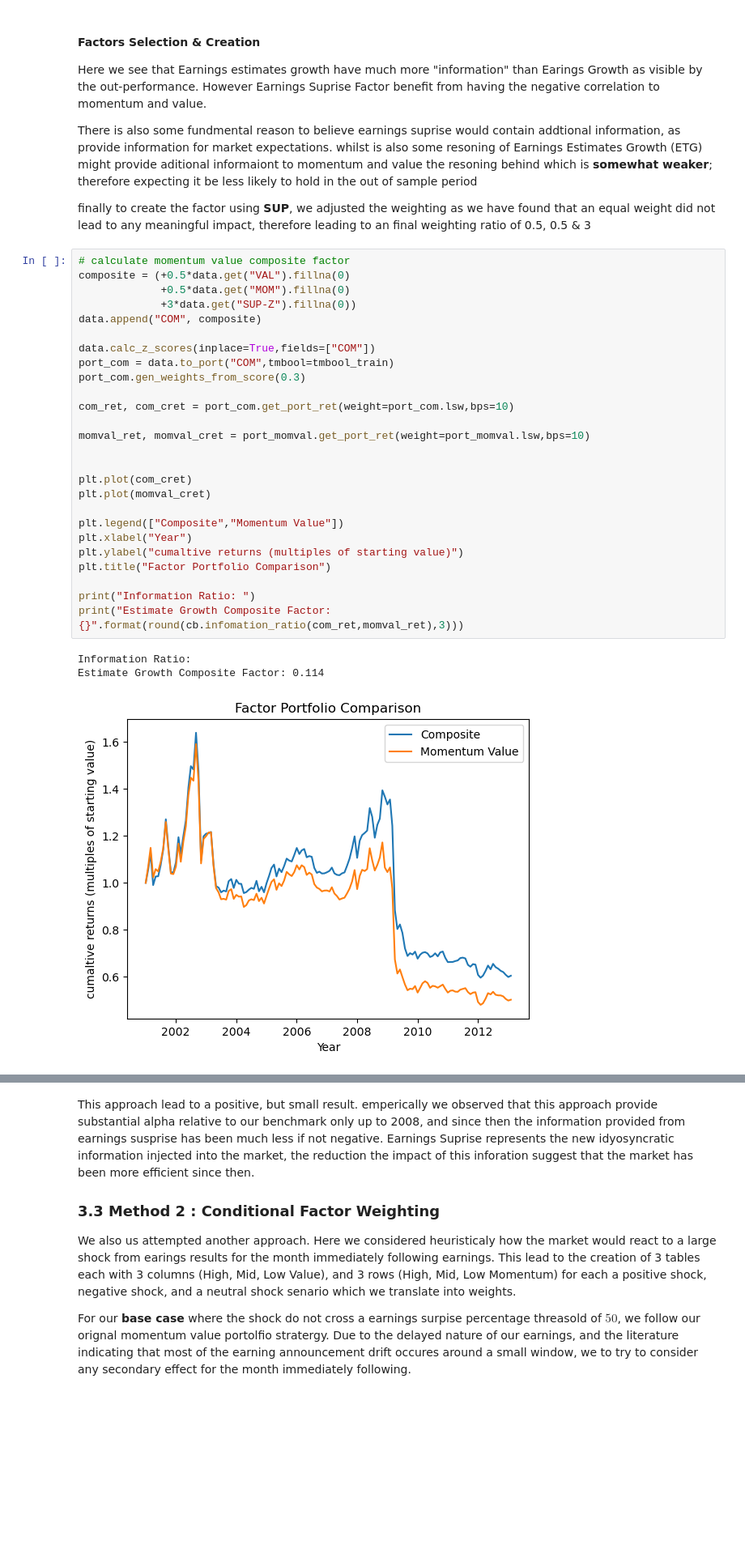
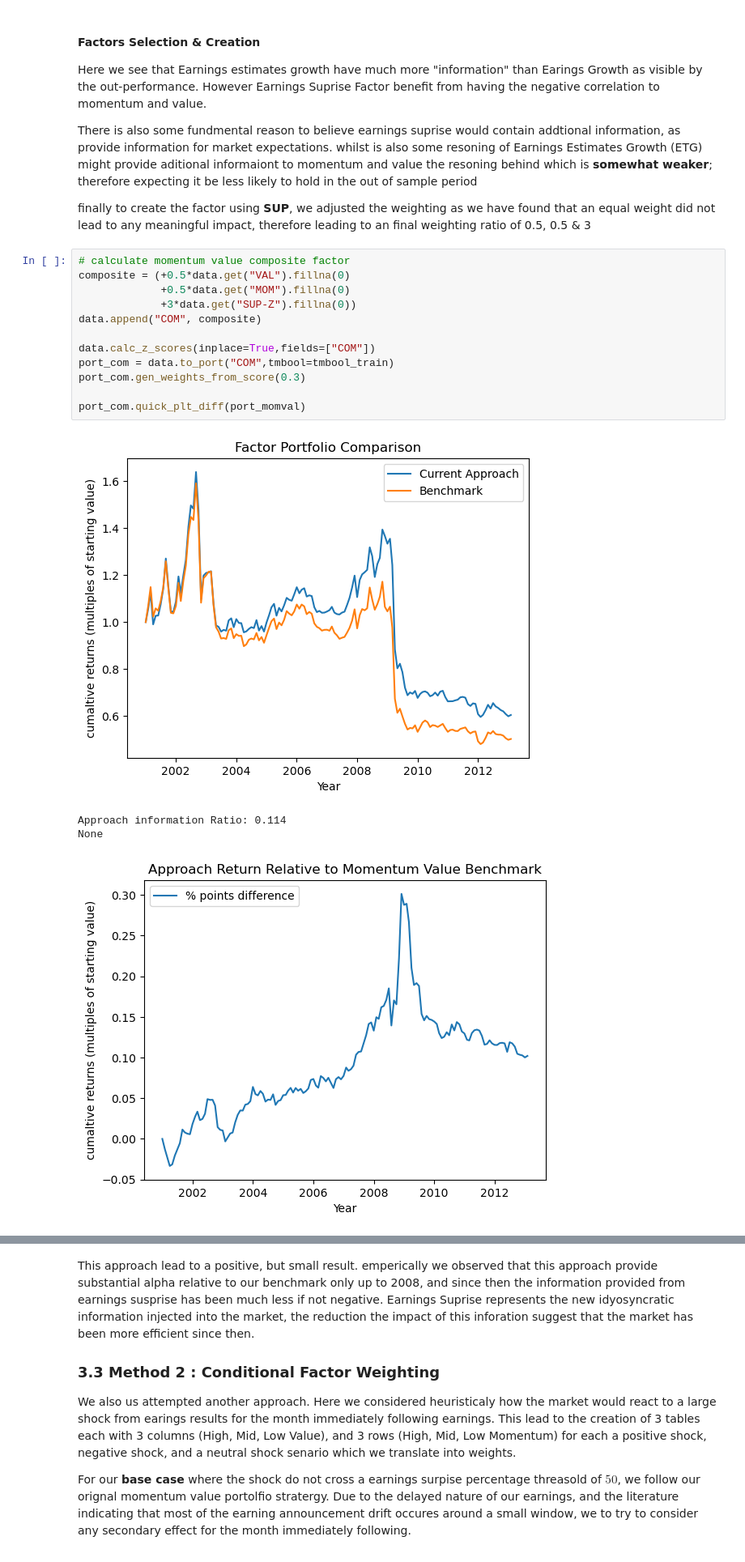
Before and after one commit to Toby3220/EF-5058-HFS, a Jupyter notebook: Group Project/main.ipynb, the cells around one changed output, grey strips where cells are left out. Shown at 81% size. Saved outputs shown, nothing was run; the diff lists cells and outputs as text; blank space fills up the shorter version.

```diff
--- a/Group Project/main.ipynb
+++ b/Group Project/main.ipynb
@@ -385,30 +385,17 @@ finally to create the factor using **SUP**, we adjusted the weighting as we have
 # %%
 # calculate momentum value composite factor
 composite = (+0.5*data.get("VAL").fillna(0)
              +0.5*data.get("MOM").fillna(0)
              +3*data.get("SUP-Z").fillna(0))
 data.append("COM", composite)
 
 data.calc_z_scores(inplace=True,fields=["COM"])
 port_com = data.to_port("COM",tmbool=tmbool_train)
 port_com.gen_weights_from_score(0.3)
 
-com_ret, com_cret = port_com.get_port_ret(weight=port_com.lsw,bps=10)
-
-momval_ret, momval_cret = port_momval.get_port_ret(weight=port_momval.lsw,bps=10)
-
-
-plt.plot(com_cret)
-plt.plot(momval_cret)
-
-plt.legend(["Composite","Momentum Value"])
-plt.xlabel("Year")
-plt.ylabel("cumaltive returns (multiples of starting value)")
-plt.title("Factor Portfolio Comparison")
-
-print("Information Ratio: ")
-print("Estimate Growth Composite Factor: {}".format(round(cb.infomation_ratio(com_ret,momval_ret),3)))
+port_com.quick_plt_diff(port_momval)
 # %% [output]
+[figure, new version]
-Information Ratio:
-Estimate Growth Composite Factor: 0.114
+Approach information Ratio: 0.114
+None
-[figure, old version]
+[figure, added]
```
Also changed, not shown: parts of 34 cells of this notebook, 1 other file.
